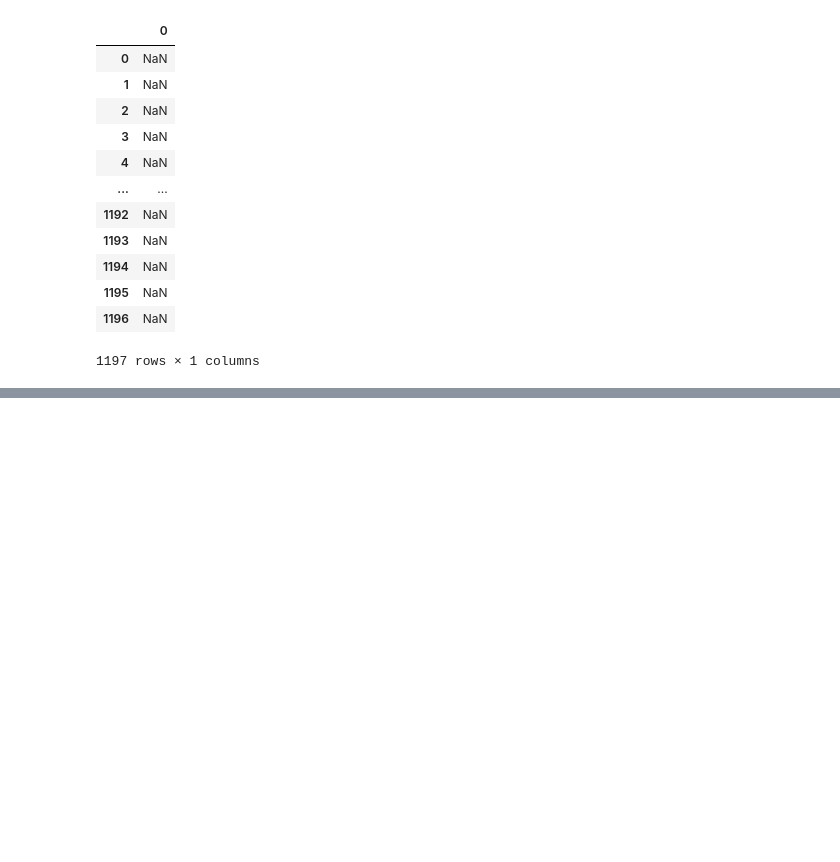
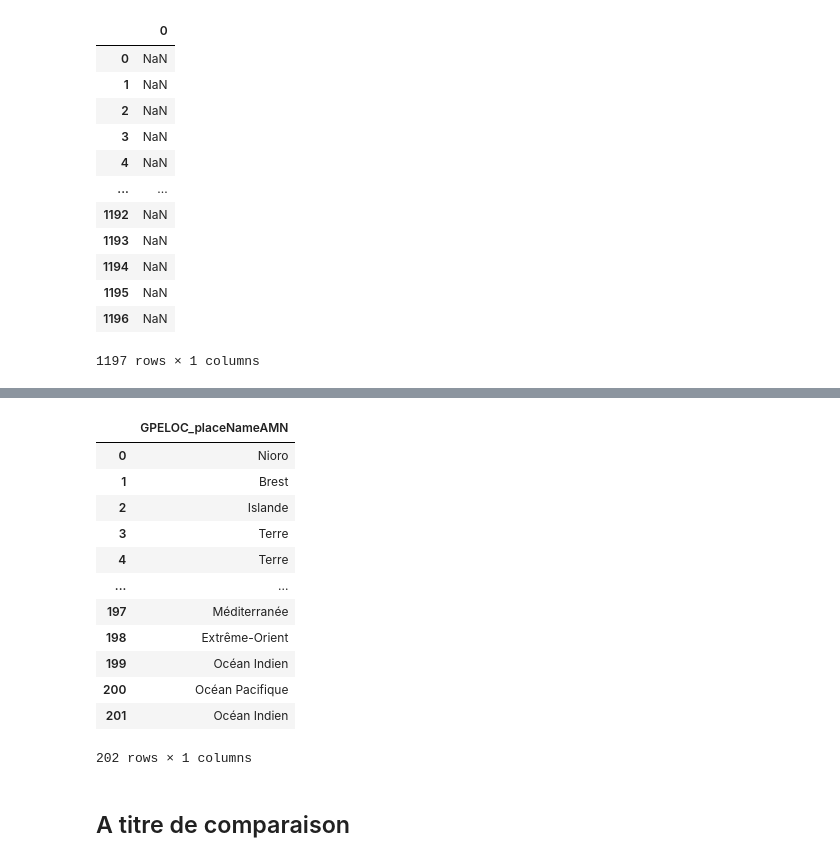
Before and after one commit to LilyG98/MappingJournals, a Jupyter notebook: data/3-Préparation-Cordonnees-AHMCAMN-QGIS.ipynb, the cells around one changed output, grey strips where cells are left out. Drawn from its saved outputs; the diff is of its cells as text; code cells hidden in the pictures; blank space fills up the shorter version.

```diff
--- a/data/3-Préparation-Cordonnees-AHMCAMN-QGIS.ipynb
+++ b/data/3-Préparation-Cordonnees-AHMCAMN-QGIS.ipynb
@@ -489,0 +502,18 @@ df_AMN_AHMC_GPELOC_coord
+# %%
+df_GPELOC_QGIS_AMN
+# %% [output]
+|  | GPELOC_placeNameAMN |
+| 0 | Nioro |
+| 1 | Brest |
+| 2 | Islande |
+| 3 | Terre |
+| 4 | Terre |
+| ... | ... |
+| 197 | Méditerranée |
+| 198 | Extrême-Orient |
+| 199 | Océan Indien |
+| 200 | Océan Pacifique |
+| 201 | Océan Indien |
+202 rows × 1 columns
+# %% [markdown]
+## A titre de comparaison
```
Also changed, not shown: parts of 17 cells of this notebook, 1 other file.
